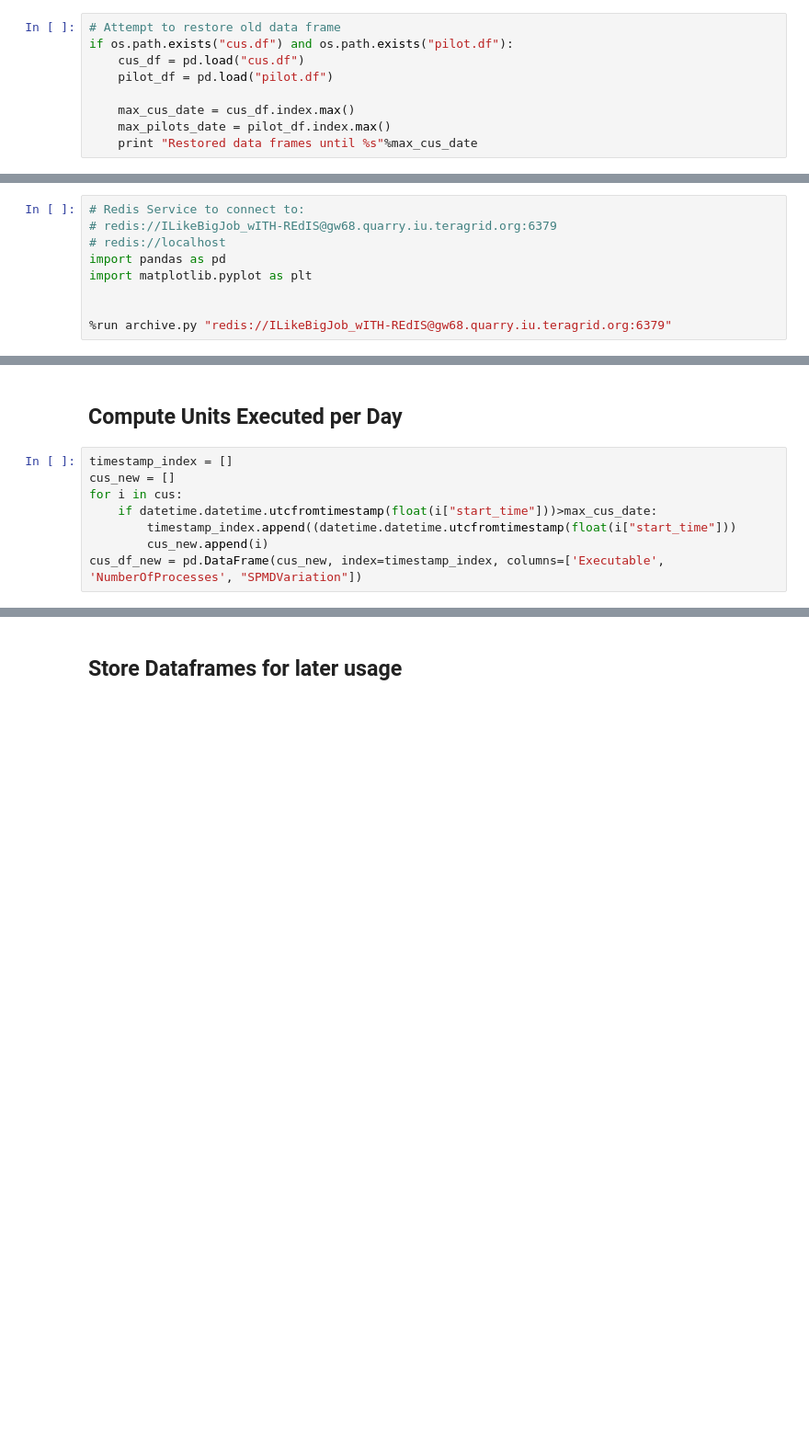
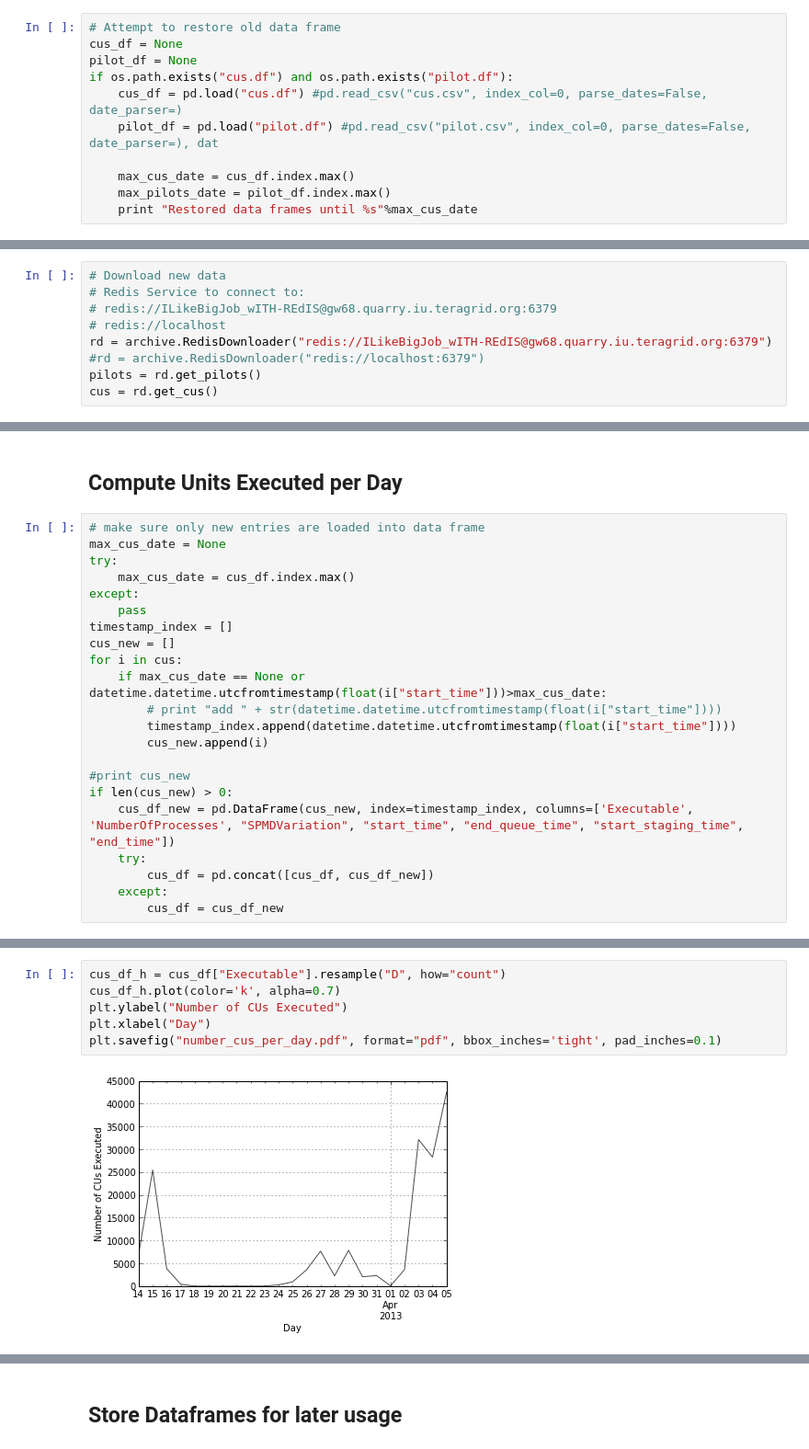
Before and after one commit to saga-project/BigJob, a Jupyter notebook: util/bigjob_usage.ipynb, the cells around one changed output, grey strips where cells are left out. Shown at 92% size. Cells and saved outputs as stored; diff of their text form; blank space fills up the shorter version.

```diff
--- a/util/bigjob_usage.ipynb
+++ b/util/bigjob_usage.ipynb
@@ -4,8 +11,10 @@ Read `cus` and `pilots` from Redis
 # %%
 # Attempt to restore old data frame
+cus_df = None
+pilot_df = None
 if os.path.exists("cus.df") and os.path.exists("pilot.df"):
-    cus_df = pd.load("cus.df")
-    pilot_df = pd.load("pilot.df")
+    cus_df = pd.load("cus.df") #pd.read_csv("cus.csv", index_col=0, parse_dates=False, date_parser=)
+    pilot_df = pd.load("pilot.df") #pd.read_csv("pilot.csv", index_col=0, parse_dates=False, date_parser=), dat
 
     max_cus_date = cus_df.index.max()
     max_pilots_date = pilot_df.index.max()
@@ -16,9 +22,9 @@ Restored data frames until 2013-03-31 10:16:30.620000
 # %%
+# Download new data
 # Redis Service to connect to:
 # redis://ILikeBigJob_wITH-REdIS@gw68.quarry.iu.teragrid.org:6379
 # redis://localhost
-import pandas as pd
-import matplotlib.pyplot as plt
-
-
-%run archive.py "redis://ILikeBigJob_wITH-REdIS@gw68.quarry.iu.teragrid.org:6379"
+rd = archive.RedisDownloader("redis://ILikeBigJob_wITH-REdIS@gw68.quarry.iu.teragrid.org:6379")
+#rd = archive.RedisDownloader("redis://localhost:6379")
+pilots = rd.get_pilots()
+cus = rd.get_cus()
@@ -28,10 +31,24 @@ Loaded Redis data: 304 pilots, 80167 cus
 # %% [markdown]
 ## Compute Units Executed per Day
 # %%
+# make sure only new entries are loaded into data frame
+max_cus_date = None
+try:
+    max_cus_date = cus_df.index.max()
+except:
+    pass
 timestamp_index = []
 cus_new = []
 for i in cus:
-    if datetime.datetime.utcfromtimestamp(float(i["start_time"]))>max_cus_date:
-        timestamp_index.append((datetime.datetime.utcfromtimestamp(float(i["start_time"]))
+    if max_cus_date == None or datetime.datetime.utcfromtimestamp(float(i["start_time"]))>max_cus_date:
+        # print "add " + str(datetime.datetime.utcfromtimestamp(float(i["start_time"])))
+        timestamp_index.append(datetime.datetime.utcfromtimestamp(float(i["start_time"])))
         cus_new.append(i)
-cus_df_new = pd.DataFrame(cus_new, index=timestamp_index, columns=['Executable', 'NumberOfProcesses', "SPMDVariation"])
+
+#print cus_new
+if len(cus_new) > 0:
+    cus_df_new = pd.DataFrame(cus_new, index=timestamp_index, columns=['Executable', 'NumberOfProcesses', "SPMDVariation", "start_time", "end_queue_time", "start_staging_time", "end_time"])
+    try:
+        cus_df = pd.concat([cus_df, cus_df_new])
+    except:
+        cus_df = cus_df_new
@@ -43,2 +55,10 @@ cus_df_h.plot()
+# %%
+cus_df_h = cus_df["Executable"].resample("D", how="count")
+cus_df_h.plot(color='k', alpha=0.7)
+plt.ylabel("Number of CUs Executed")
+plt.xlabel("Day")
+plt.savefig("number_cus_per_day.pdf", format="pdf", bbox_inches='tight', pad_inches=0.1)
+# %% [output]
+[figure, added]
 # %% [markdown]
 ## Compute Unit Types
```
Also changed, not shown: parts of 18 cells of this notebook.
